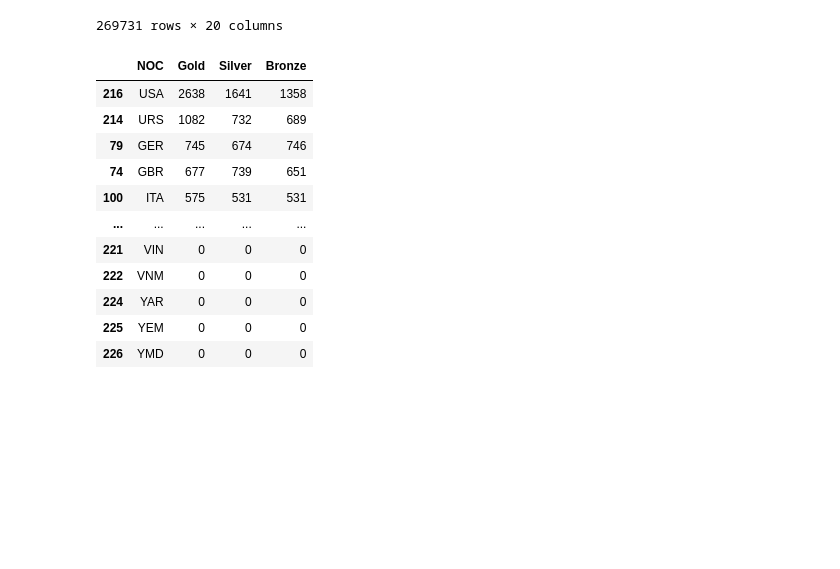
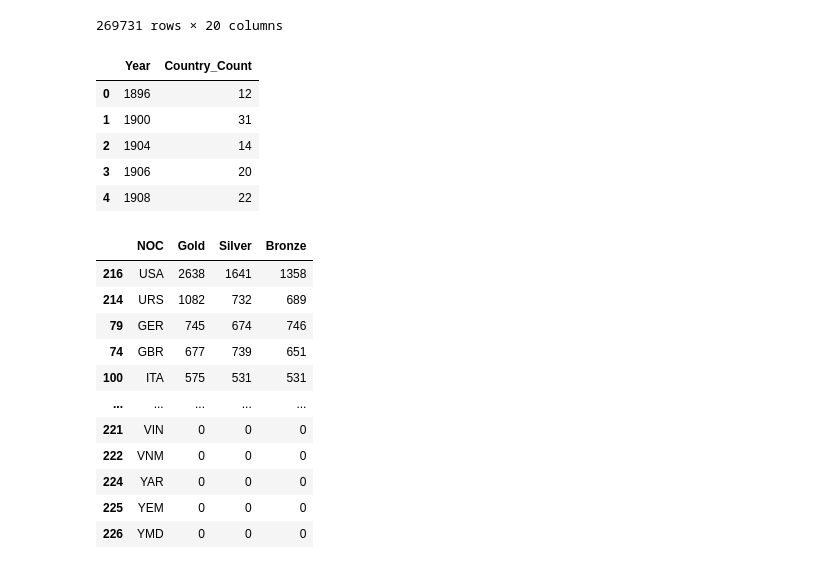
Before and after one commit to yaseenddar/A-I, a Jupyter notebook: DeepLearning/Projects/Olympic_Data_Analysis/Olympics_Analysis.ipynb, the cells around one changed output. Saved outputs shown, nothing was run; the diff lists cells and outputs as text; code cells hidden in the pictures; blank space fills up the shorter version.

```diff
--- a/DeepLearning/Projects/Olympic_Data_Analysis/Olympics_Analysis.ipynb
+++ b/DeepLearning/Projects/Olympic_Data_Analysis/Olympics_Analysis.ipynb
@@ -130,0 +133,18 @@ final_df
+# %%
+year_wise_country_count = (
+    final_df
+        .groupby('Year')['region']
+        .nunique()
+        .reset_index(name='Country_Count')
+        .sort_values('Year')
+)
+# %%
+# no of countrues pRTICIPATED IN THE
+year_wise_country_count.head()
+# %% [output]
+|  | Year | Country_Count |
+| 0 | 1896 | 12 |
+| 1 | 1900 | 31 |
+| 2 | 1904 | 14 |
+| 3 | 1906 | 20 |
+| 4 | 1908 | 22 |
```
Also changed, not shown: parts of 3 cells of this notebook, 2 other files.
